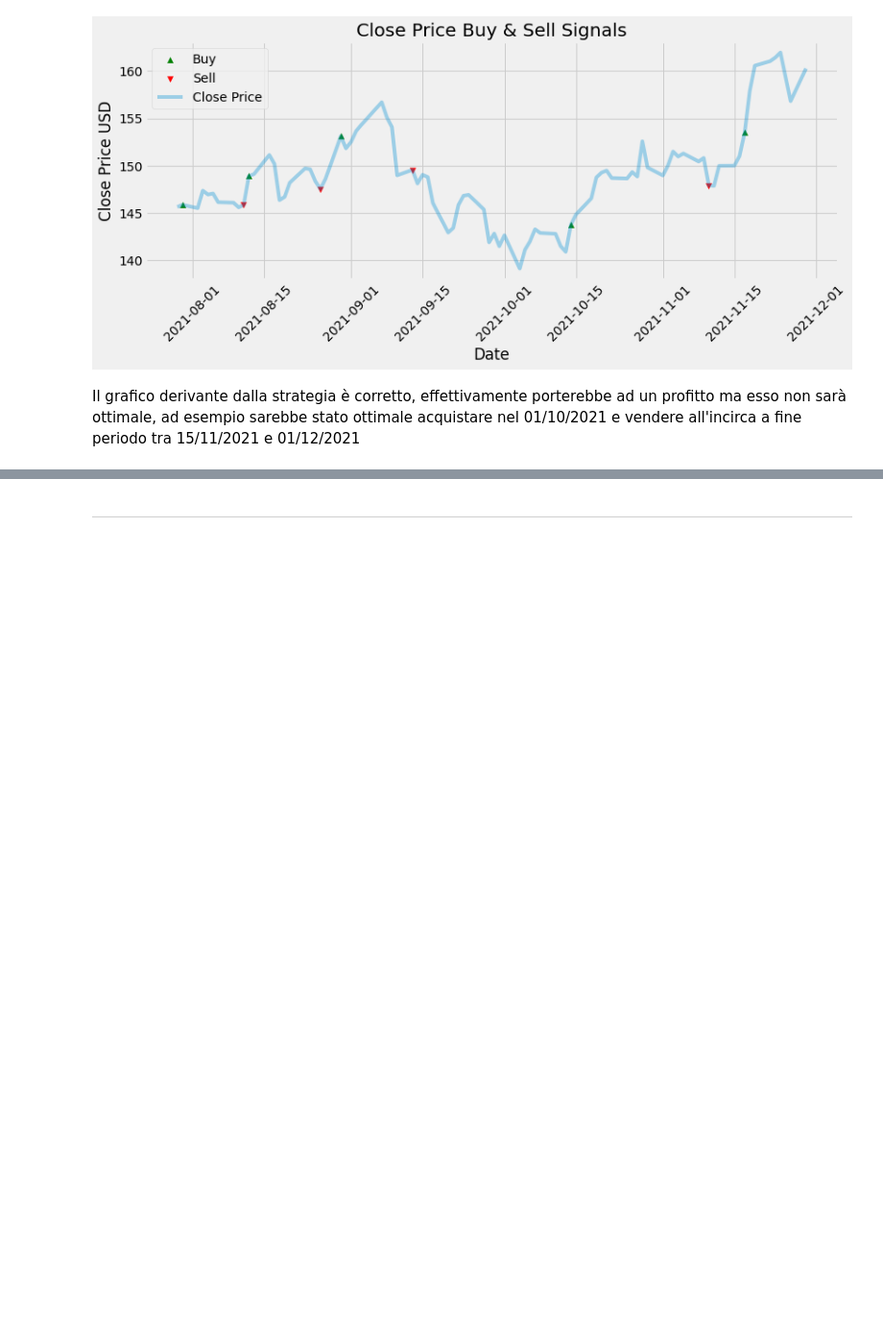
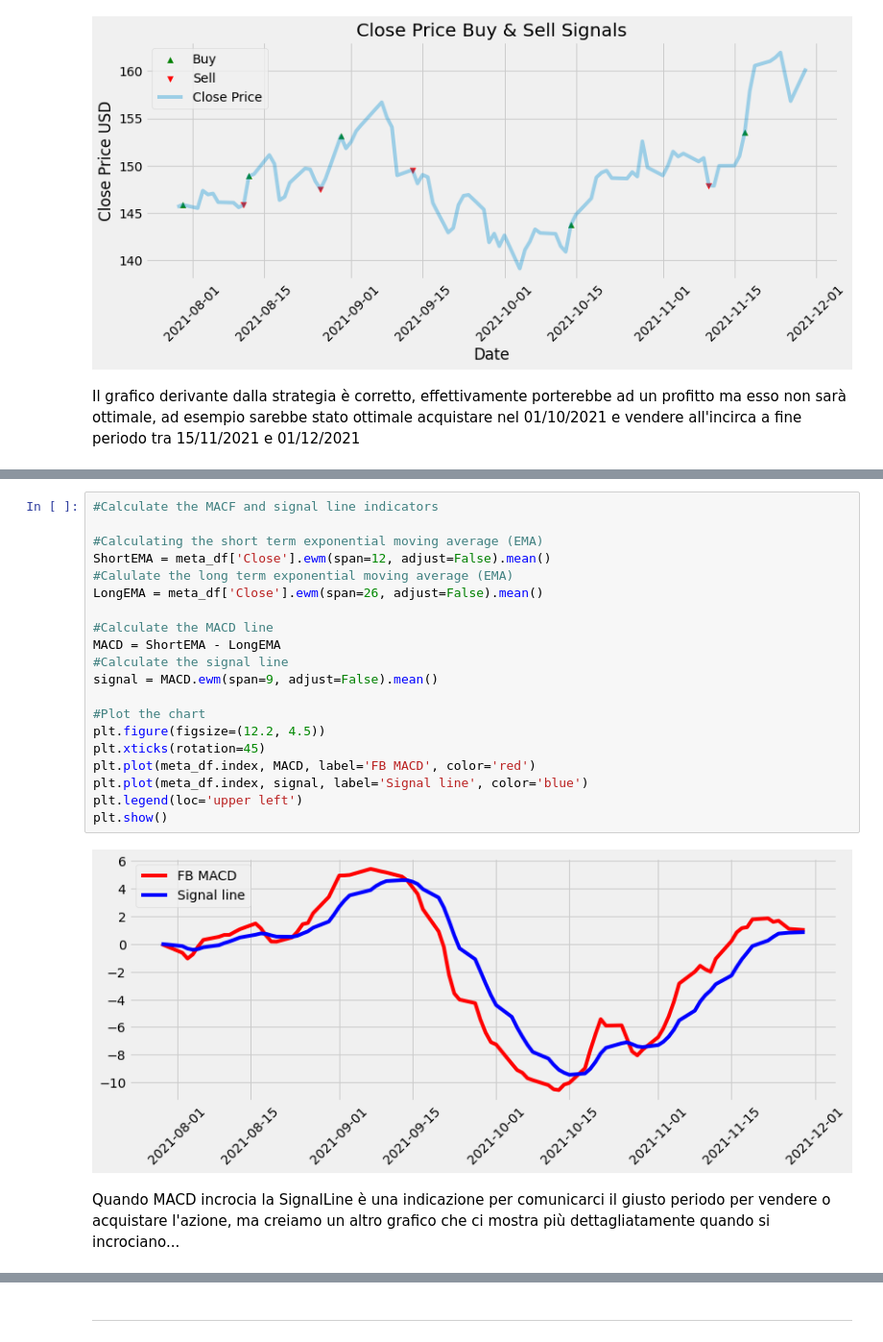
Before and after one commit to Simonotos/BusinessProject, a Jupyter notebook: BusinessProject.ipynb, the cells around one changed output, grey strips where cells are left out. Shown at 96% size. Cells and saved outputs as stored; diff of their text form; blank space fills up the shorter version.

```diff
--- a/BusinessProject.ipynb
+++ b/BusinessProject.ipynb
@@ -2485,0 +2599,24 @@ Il grafico derivante dalla strategia è corretto, effettivamente porterebbe ad u
+# %%
+#Calculate the MACF and signal line indicators
+
+#Calculating the short term exponential moving average (EMA)
+ShortEMA = meta_df['Close'].ewm(span=12, adjust=False).mean()
+#Calulate the long term exponential moving average (EMA)
+LongEMA = meta_df['Close'].ewm(span=26, adjust=False).mean()
+
+#Calculate the MACD line
+MACD = ShortEMA - LongEMA
+#Calculate the signal line
+signal = MACD.ewm(span=9, adjust=False).mean()
+
+#Plot the chart
+plt.figure(figsize=(12.2, 4.5))
+plt.xticks(rotation=45)
+plt.plot(meta_df.index, MACD, label='FB MACD', color='red')
+plt.plot(meta_df.index, signal, label='Signal line', color='blue')
+plt.legend(loc='upper left')
+plt.show()
+# %% [output]
+[figure, added]
+# %% [markdown]
+Quando MACD incrocia la SignalLine è una indicazione per comunicarci il giusto periodo per vendere o acquistare l'azione, ma creiamo un altro grafico che ci mostra più dettagliatamente quando si incrociano...
```
Also changed, not shown: parts of 111 cells of this notebook.
